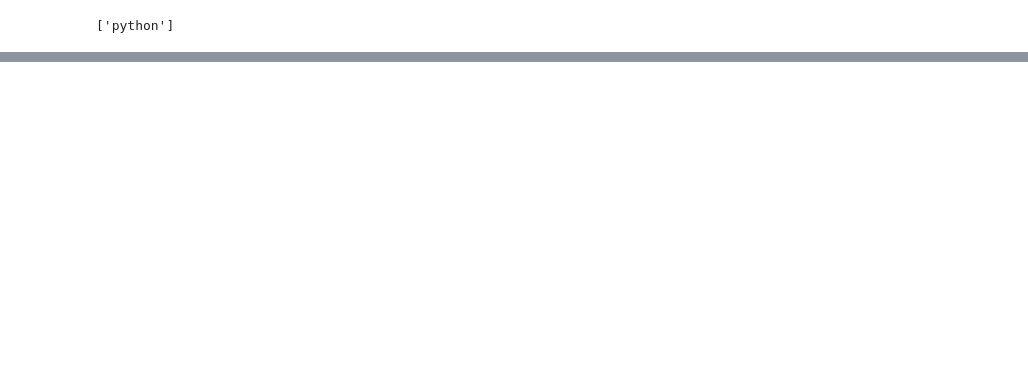
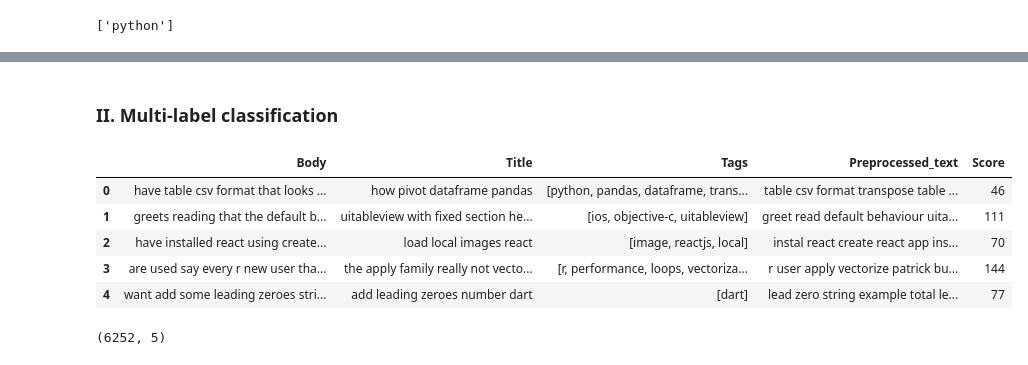
Before and after one commit to CelineMendola/suggestion-tags-stackoverflow, a Jupyter notebook: P5_02_notebooktest.ipynb, the cells around one changed output, grey strips where cells are left out. Saved outputs shown, nothing was run; the diff lists cells and outputs as text; code cells hidden in the pictures; blank space fills up the shorter version.

```diff
--- a/P5_02_notebooktest.ipynb
+++ b/P5_02_notebooktest.ipynb
@@ -467,2 +459,4 @@ tags_nmf(text3)
 # %%
 d_test['NMF_prediction'] = d_test['Preprocessed_text'].apply(tags_nmf)
+# %% [markdown]
+### II. Multi-label classification
@@ -468,0 +467,13 @@ d_test['NMF_prediction'] = d_test['Preprocessed_text'].apply(tags_nmf)
+# %%
+df.head()
+# %% [output]
+|  | Body | Title | Tags | Preprocessed_text | Score |
+| 0 | have table csv format that looks ... | how pivot dataframe pandas | [python, pandas, dataframe, trans... | table csv format transpose table ... | 46 |
+| 1 | greets reading that the default b... | uitableview with fixed section he... | [ios, objective-c, uitableview] | greet read default behaviour uita... | 111 |
+| 2 | have installed react using create... | load local images react | [image, reactjs, local] | instal react create react app ins... | 70 |
+| 3 | are used say every r new user tha... | the apply family really not vecto... | [r, performance, loops, vectoriza... | r user apply vectorize patrick bu... | 144 |
+| 4 | want add some leading zeroes stri... | add leading zeroes number dart | [dart] | lead zero string example total le... | 77 |
+# %%
+df.shape
+# %% [output]
+(6252, 5)
```
Also changed, not shown: parts of 87 cells of this notebook, 4 other files.
